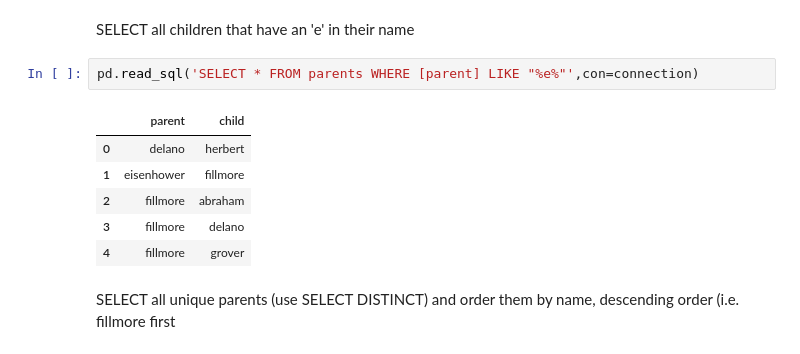
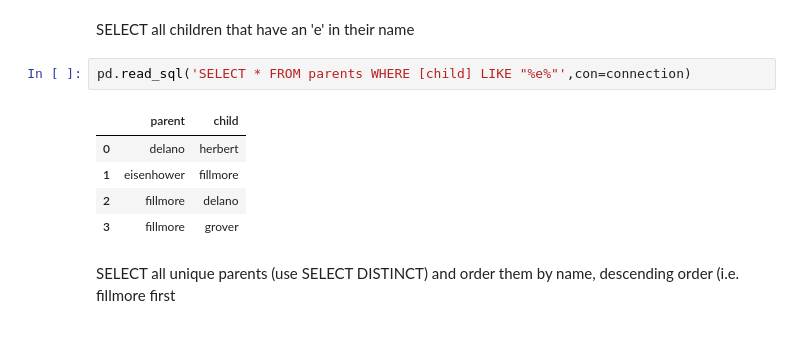
Before and after one commit to sandheepgopinath/Code-Repository, a Jupyter notebook: Basics/SQL/SQL.ipynb, the cells around one changed output. Drawn from its saved outputs; the diff is of its cells as text.

```diff
--- a/Basics/SQL/SQL.ipynb
+++ b/Basics/SQL/SQL.ipynb
@@ -64,14 +64,13 @@ pd.read_sql('SELECT * FROM parents WHERE [parent]="abraham"',con=connection)
 # %% [markdown]
 SELECT all children that have an 'e' in their name
 # %%
-pd.read_sql('SELECT * FROM parents WHERE [parent] LIKE "%e%"',con=connection)
+pd.read_sql('SELECT * FROM parents WHERE [child] LIKE "%e%"',con=connection)
 # %% [output]
 |  | parent | child |
 | 0 | delano | herbert |
 | 1 | eisenhower | fillmore |
-| 2 | fillmore | abraham |
-| 3 | fillmore | delano |
-| 4 | fillmore | grover |
+| 2 | fillmore | delano |
+| 3 | fillmore | grover |
 # %% [markdown]
 SELECT all unique parents (use SELECT DISTINCT) and order them by name, descending order (i.e.
 fillmore first
```
Also changed, not shown: parts of 2 cells of this notebook.
